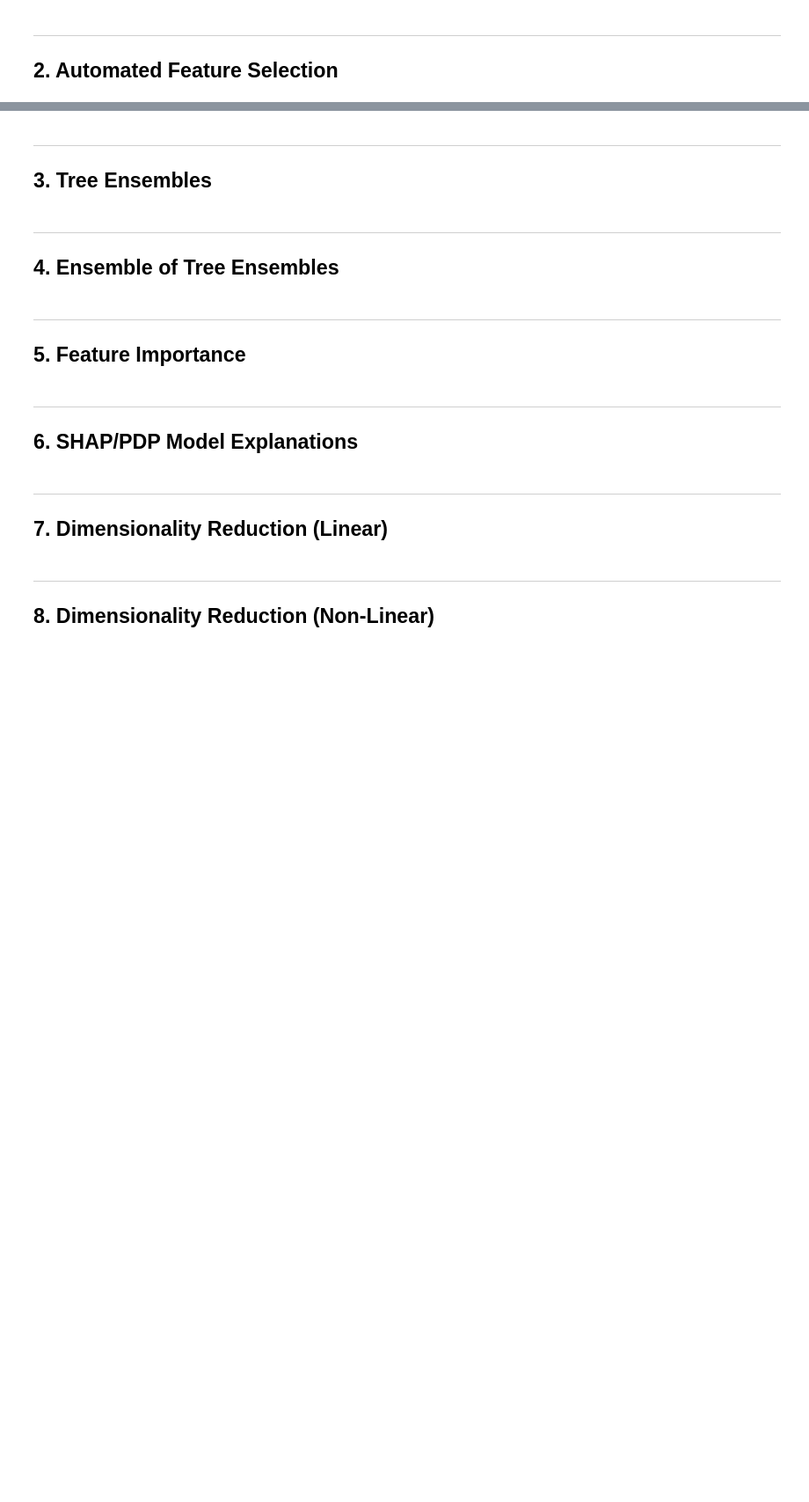
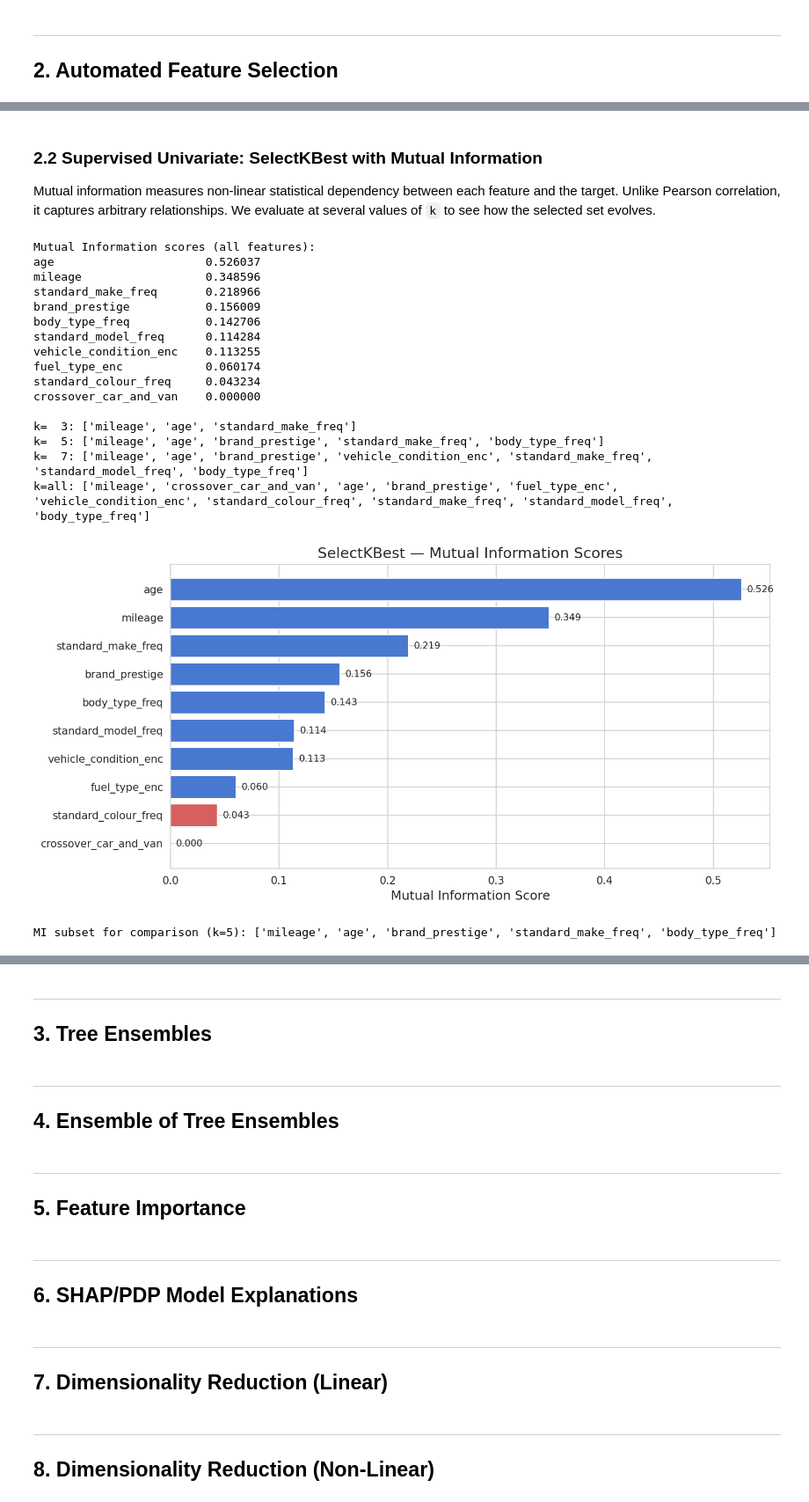
Before and after one commit to ian-shade/Autotrader-Cars-Price-Predictions-ML, a Jupyter notebook: aml_coursework.ipynb, the cells around one changed output, grey strips where cells are left out. Shown at 88% size. Cells and saved outputs as stored; diff of their text form; code cells hidden in the pictures; blank space fills up the shorter version.

```diff
--- a/aml_coursework.ipynb
+++ b/aml_coursework.ipynb
@@ -574,7 +573,7 @@ for level, brands in PRESTIGE_LEVEL_BRANDS.items():
         prestige_map[brand] = level
 
 def get_brand_prestige_class(brand):
-    return prestige_map.get(brand, 2)  # default to economy if unknown
+    return prestige_map.get(brand, 1)  # default to economy if unknown
 
 
 if "standard_make" in df.columns:
@@ -650,9 +647,10 @@ We use a mixed encoding strategy:
 
 # --- a) Ordinal encoding for features with natural ordering ---
 fuel_order = {
-    "Petrol": 0, "Diesel": 1, "Hybrid – Petrol/Electric": 2,
-    "Hybrid – Diesel/Electric": 3, "Electric": 4, "Other": 5, "Unknown": 5
+    "Petrol": 0, "Diesel": 1, "Petrol Hybrid": 2,
+    "Petrol Plug-in Hybrid": 3, "Electric": 4, "Other": 5
 }
+
 condition_order = {"USED": 0, "NEARLY NEW": 1, "NEW": 2, "Unknown": 0, "Other": 0}
 
 if "fuel_type" in df.columns:
@@ -778,0 +901,65 @@ Target           : log1p(price)
+# %% [markdown]
+### 2.2 Supervised Univariate: SelectKBest with Mutual Information
+
+Mutual information measures non-linear statistical dependency between each feature and the target. Unlike Pearson correlation, it captures arbitrary relationships. We evaluate at several values of `k` to see how the selected set evolves.
+# %%
+# ------------------------------------------------------------
+# 2.2  SelectKBest with mutual_info_regression
+# ------------------------------------------------------------
+n_total = X_train_sample.shape[1]
+
+# Compute MI scores once
+mi_scores = mutual_info_regression(X_train_sample, y_train_sample, random_state=SEED)
+mi_series = pd.Series(mi_scores, index=feature_names).sort_values(ascending=False)
+
+# Try several k values
+k_values = [k for k in [3, 5, 7] if k <= n_total] + [n_total]
+
+print("Mutual Information scores (all features):")
+print(mi_series.to_string())
+print()
+
+skb_results = {}
+for k in k_values:
+    label = "all" if k == n_total else str(k)
+    selector = SelectKBest(mutual_info_regression, k=k)
+    selector.fit(X_train_sample, y_train_sample)
+    selected = [f for f, s in zip(feature_names, selector.get_support()) if s]
+    skb_results[k] = selected
+    print(f"k={label:>3s}: {selected}")
+
+# --- Bar chart of MI scores ---
+fig, ax = plt.subplots(figsize=(10, 5))
+colors = [sns.color_palette("muted")[0] if v > 0.05 else sns.color_palette("muted")[3]
+          for v in mi_series.values]
+ax.barh(mi_series.index[::-1], mi_series.values[::-1], color=colors[::-1], edgecolor="white")
+ax.set_xlabel("Mutual Information Score")
+ax.set_title("SelectKBest — Mutual Information Scores")
+for i, (feat, score) in enumerate(zip(mi_series.index[::-1], mi_series.values[::-1])):
+    ax.text(score + 0.005, i, f"{score:.3f}", va="center", fontsize=9)
+plt.tight_layout()
+# fig.savefig("figures/selectkbest_scores.png")
+plt.show()
+# Use k=5 as the representative MI subset for comparison
+best_k = min(5, n_total)
+mi_selected = skb_results[best_k]
+print(f"\nMI subset for comparison (k={best_k}): {mi_selected}")
+# %% [output]
+Mutual Information scores (all features):
+age                      0.526037
+mileage                  0.348596
+standard_make_freq       0.218966
+brand_prestige           0.156009
+body_type_freq           0.142706
+standard_model_freq      0.114284
+vehicle_condition_enc    0.113255
+fuel_type_enc            0.060174
+standard_colour_freq     0.043234
+crossover_car_and_van    0.000000
+
+k=  3: ['mileage', 'age', 'standard_make_freq']
+k=  5: ['mileage', 'age', 'brand_prestige', 'standard_make_freq', 'body_type_freq']
+k=  7: ['mileage', 'age', 'brand_prestige', 'vehicle_condition_enc', 'standard_make_freq', 'standard_model_freq', 'body_type_freq']
+k=all: ['mileage', 'crossover_car_and_van', 'age', 'brand_prestige', 'fuel_type_enc', 'vehicle_condition_enc', 'standard_colour_freq', 'standard_make_freq', 'standard_model_freq', 'body_type_freq']
+[figure, added]
+MI subset for comparison (k=5): ['mileage', 'age', 'brand_prestige', 'standard_make_freq', 'body_type_freq']
```
Also changed, not shown: parts of 28 cells of this notebook.
